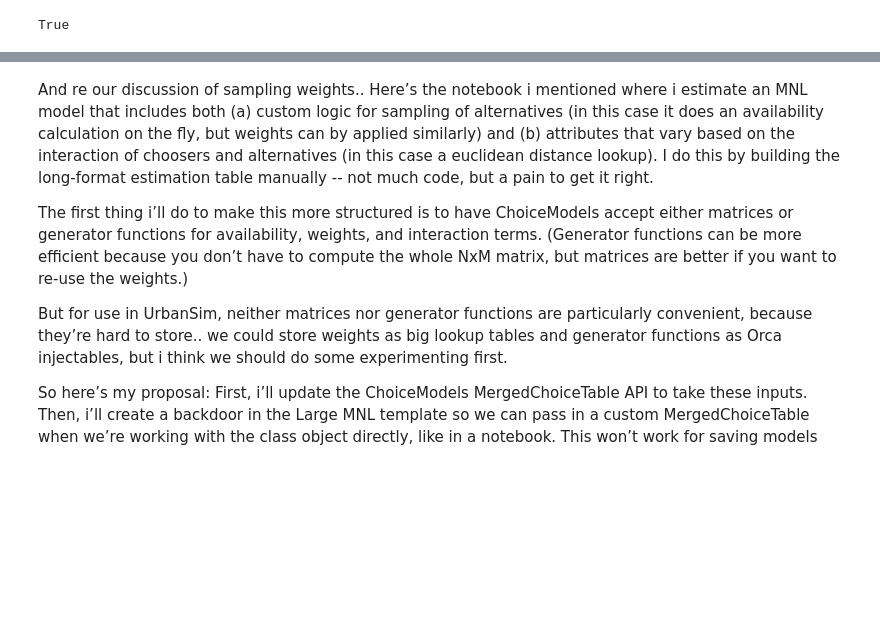
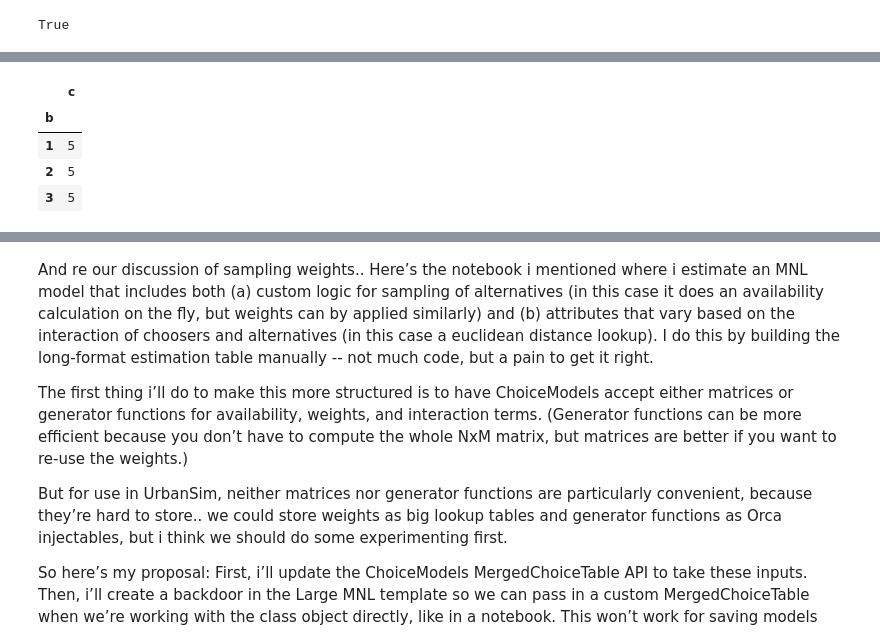
Before and after one commit to ual/ual_model_workspace, a Jupyter notebook: notebooks-sam/MergedChoiceTable-work.ipynb, the cells around one changed output, grey strips where cells are left out. Saved outputs shown, nothing was run; the diff lists cells and outputs as text; code cells hidden in the pictures; blank space fills up the shorter version.

```diff
--- a/notebooks-sam/MergedChoiceTable-work.ipynb
+++ b/notebooks-sam/MergedChoiceTable-work.ipynb
@@ -249,0 +279,8 @@ True
+# %%
+w.reset_index().set_index('b')
+# %% [output]
+|  | c |
+| b |  |
+| 1 | 5 |
+| 2 | 5 |
+| 3 | 5 |
```
Also changed, not shown: parts of 5 cells of this notebook, 1 other file.
